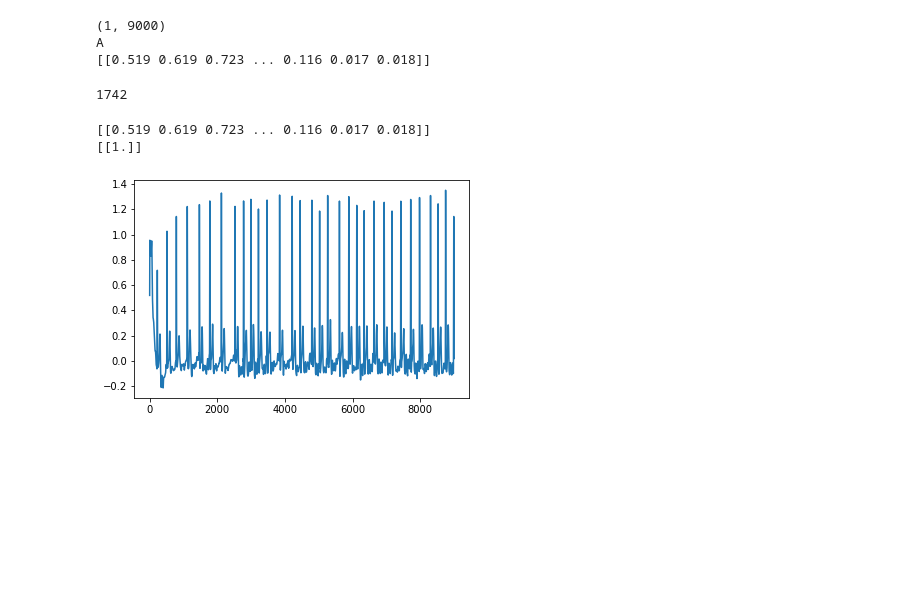
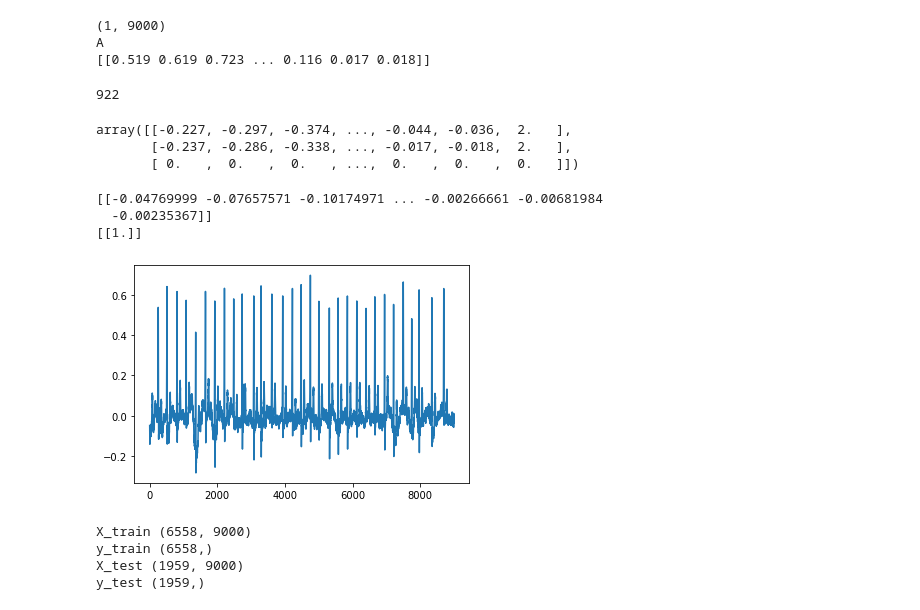
Before and after one commit to alirezash97/Cardio, a Jupyter notebook: Cardio.ipynb, the cells around one changed output. Drawn from its saved outputs; the diff is of its cells as text; code cells hidden in the pictures; blank space fills up the shorter version.

```diff
--- a/Cardio.ipynb
+++ b/Cardio.ipynb
@@ -66,9 +64,11 @@ print(batch_with_data['A00004'].signal)
 A
 [[0.519 0.619 0.723 ... 0.116 0.017 0.018]]
 # %%
+import random
+
+Augmented = 0
 dataset = np.zeros((9279, 9001))
 pointer = 0
-skip = 0
 for ecg in batch_with_data:
 
 
@@ -97,6 +97,7 @@ for ecg in batch_with_data:
 
       dataset[pointer:pointer+1, :9000] = ecg.signal[:1, :9000]
 
+
       if ecg.target == 'A':
         dataset[pointer:pointer+1, 9000:9001] = 1
       elif ecg.target == 'N':
@@ -106,31 +107,63 @@ for ecg in batch_with_data:
 
       pointer += 1
 
+      ##### data augmentation ######
+      chance = 0.15
+      rand_num = random.uniform(0, 1)
+
+      if chance > rand_num :
+
+        noise = np.random.normal(scale=0.01, size=9000)
+        ecg.signal[:1, :9000] += noise
+        dataset[pointer:pointer+1, :9000] = ecg.signal[:1, :9000]
+
+
+
+        if ecg.target == 'A':
+          dataset[pointer:pointer+1, 9000:9001] = 1
+        elif ecg.target == 'N':
+          dataset[pointer:pointer+1, 9000:9001] = 2
+        else:
+          dataset[pointer:pointer+1, 9000:9001] = 3
+
+        pointer += 1
+        Augmented += 1
+
+      ################################
+
   else:
-    skip += 1
+    pass
 
-print(skip)
+
+print(Augmented)
 # %% [output]
-1742
+922
+# %%
+dataset[8515:8518, :]
+# %% [output]
+array([[-0.227, -0.297, -0.374, ..., -0.044, -0.036,  2.   ],
+       [-0.237, -0.286, -0.338, ..., -0.017, -0.018,  2.   ],
+       [ 0.   ,  0.   ,  0.   , ...,  0.   ,  0.   ,  0.   ]])
 # %%
 
-trainset = np.zeros((7594, 9001))
-trainset = dataset[:7594, :]
+trainset = np.zeros((8517, 9001))
+trainset = dataset[:8517, :]
 
 # some of the signals are skipped because of different dimentions
 # %%
 import matplotlib.pyplot as plt
 
 # signal in trainset
-x = trainset[4:5, :-1]
-target = trainset[4:5, -1:]
+x = trainset[8000:8001, :-1]
+target = trainset[8000:8001, -1:]
 plt.plot(x[0])
 plt.show
 print(x)
 print(target)
 # %% [output]
-[[0.519 0.619 0.723 ... 0.116 0.017 0.018]]
+[[-0.04769999 -0.07657571 -0.10174971 ... -0.00266661 -0.00681984
+  -0.00235367]]
 [[1.]]
-[figure, old version]
+[figure, new version]
 # %%
 X = trainset[:, :-1]
@@ -142 +176,11 @@ X_train, X_test, y_train, y_test = train_test_split(X, Y, test_size=0.1, random_
+# %%
+print("X_train", X_train.shape)
+print("y_train", y_train.shape)
+print("X_test", X_test.shape)
+print("y_test", y_test.shape)
+# %% [output]
+X_train (6558, 9000)
+y_train (6558,)
+X_test (1959, 9000)
+y_test (1959,)
 # %%
```
Also changed, not shown: parts of 9 cells of this notebook.
